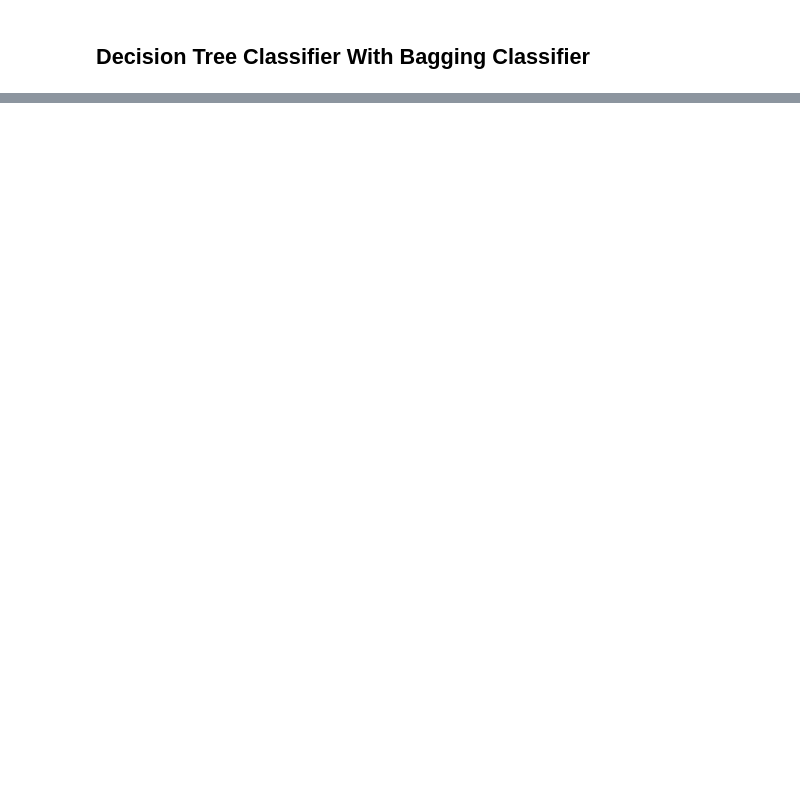
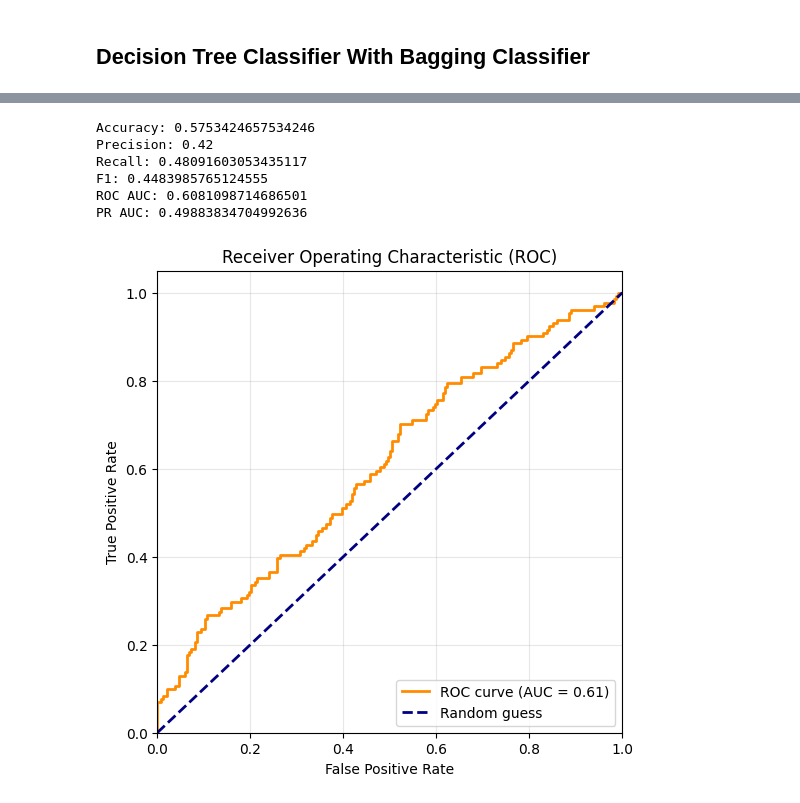
Before and after one commit to lagonzalez1/educational_ml_analysis, a Jupyter notebook: student_disabilities/main.ipynb, the cells around one changed output, grey strips where cells are left out. Drawn from its saved outputs; the diff is of its cells as text; code cells hidden in the pictures; blank space fills up the shorter version.

```diff
--- a/student_disabilities/main.ipynb
+++ b/student_disabilities/main.ipynb
@@ -268,0 +446,60 @@ Test acc: 0.8931955211024979
+# %%
+import xgboost as xgb
+from sklearn.model_selection import train_test_split
+from sklearn.metrics import auc, accuracy_score, confusion_matrix, mean_squared_error
+
+
+X_train, X_test, y_train, y_test = train_test_split(X, y, test_size=0.2, random_state=42)
+
+xgb_model = xgb.XGBClassifier(
+    n_estimators=4000,
+    max_depth=5,
+    learning_rate=0.05,
+    subsample=0.8,
+    colsample_bytree=0.8,
+    eval_metric="aucpr",
+    scale_pos_weight=8.3,
+    random_state=42
+)
+xgb_model.fit(X_train, y_train)
+
+y_pred = xgb_model.predict(X_test)
+# Evaluate
+
+y_proba = xgb_model.predict_proba(X_test)[:, 1]
+mse=mean_squared_error(y_test, y_pred)
+
+print("Accuracy:", accuracy_score(y_test, y_pred))
+print("Precision:", precision_score(y_test, y_pred))
+print("Recall:", recall_score(y_test, y_pred))
+print("F1:", f1_score(y_test, y_pred))
+print("ROC AUC:", roc_auc_score(y_test, y_proba))
+print("PR AUC:", average_precision_score(y_test, y_proba))
+# %% [output]
+Accuracy: 0.5753424657534246
+Precision: 0.42
+Recall: 0.48091603053435117
+F1: 0.4483985765124555
+ROC AUC: 0.6081098714686501
+PR AUC: 0.49883834704992636
+# %%
+from sklearn.metrics import roc_curve, roc_auc_score
+
+# Compute false positive rate, true positive rate
+fpr, tpr, thresholds = roc_curve(y_test, y_proba)
+roc_auc = roc_auc_score(y_test, y_proba)
+
+# Plot
+plt.figure(figsize=(6, 6))
+plt.plot(fpr, tpr, color="darkorange", lw=2, label=f"ROC curve (AUC = {roc_auc:.2f})")
+plt.plot([0, 1], [0, 1], color="navy", lw=2, linestyle="--", label="Random guess")
+plt.xlim([0.0, 1.0])
+plt.ylim([0.0, 1.05])
+plt.xlabel("False Positive Rate")
+plt.ylabel("True Positive Rate")
+plt.title("Receiver Operating Characteristic (ROC)")
+plt.legend(loc="lower right")
+plt.grid(alpha=0.3)
+plt.show()
+# %% [output]
+[figure, added]
```
Also changed, not shown: parts of 18 cells of this notebook, 3 other files.
